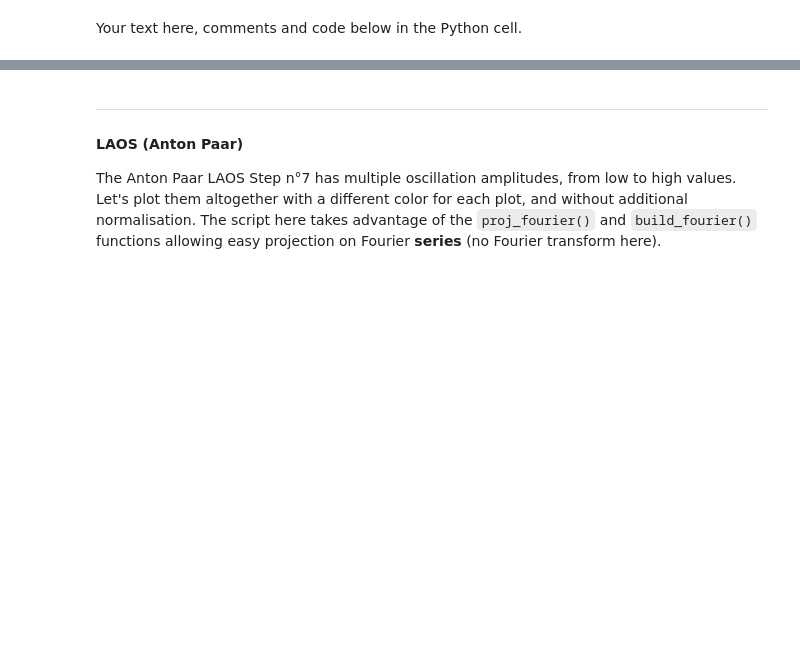
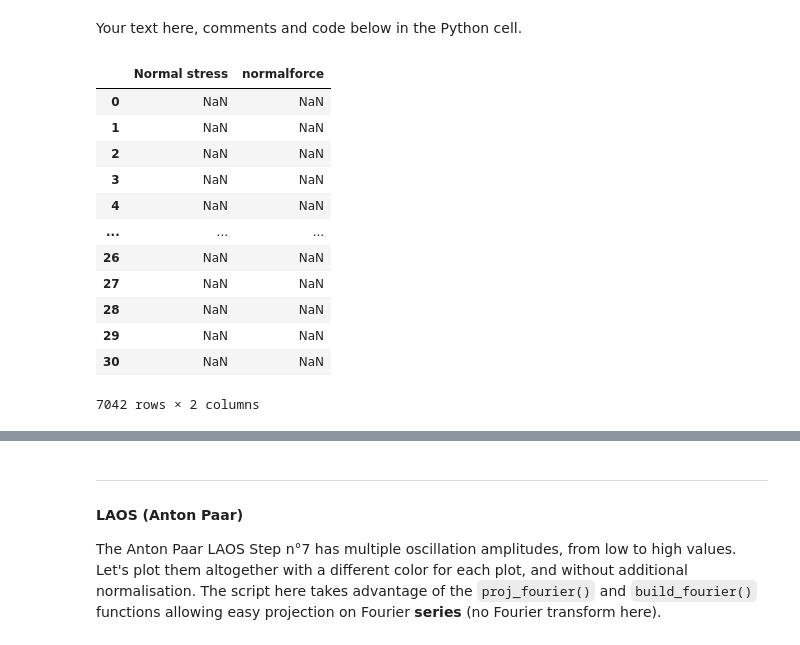
Before and after one commit to bsaintmichel/read-rheol, a Jupyter notebook: ReadRheology.ipynb, the cells around one changed output, grey strips where cells are left out. Drawn from its saved outputs; the diff is of its cells as text; code cells hidden in the pictures; blank space fills up the shorter version.

```diff
--- a/ReadRheology.ipynb
+++ b/ReadRheology.ipynb
@@ -22,0 +41,16 @@ rh.plot_fsweep(rh.slice(data, 5)) # :-)
+# %%
+data[['Normal stress', 'normalforce']]
+# %% [output]
+|  | Normal stress | normalforce |
+| 0 | NaN | NaN |
+| 1 | NaN | NaN |
+| 2 | NaN | NaN |
+| 3 | NaN | NaN |
+| 4 | NaN | NaN |
+| ... | ... | ... |
+| 26 | NaN | NaN |
+| 27 | NaN | NaN |
+| 28 | NaN | NaN |
+| 29 | NaN | NaN |
+| 30 | NaN | NaN |
+7042 rows × 2 columns
```
Also changed, not shown: parts of 4 cells of this notebook, 3 other files.
